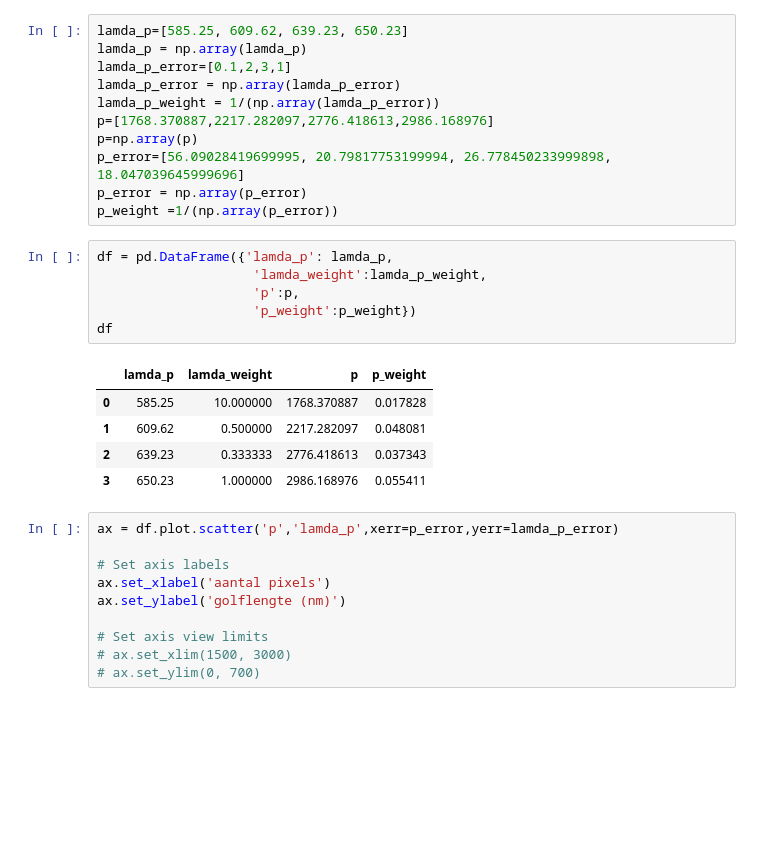
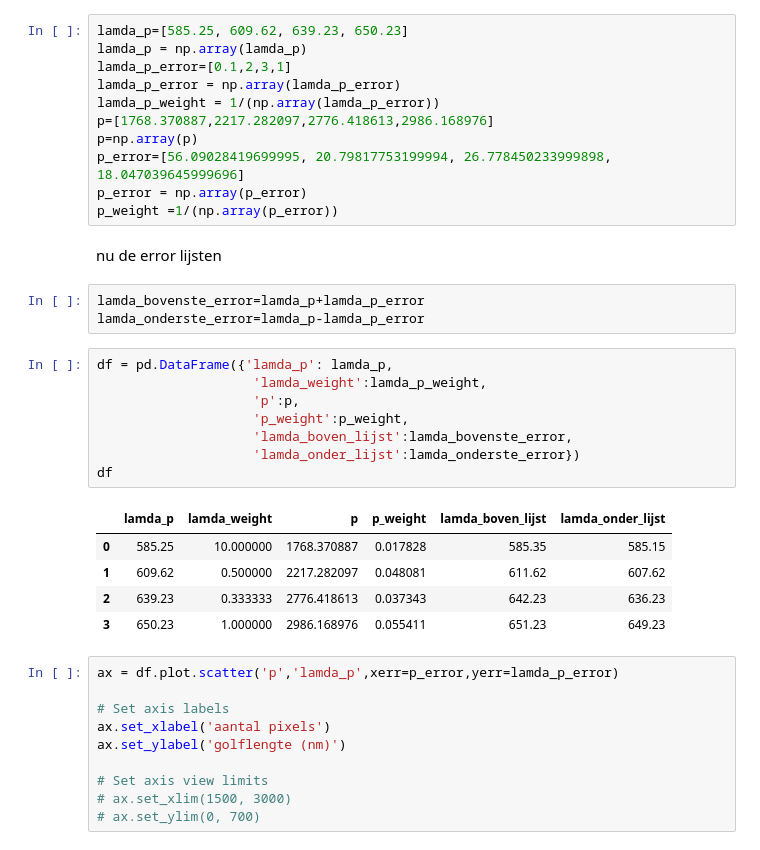
Before and after one commit to Emilszeg/Ion-traps-Project, a Jupyter notebook: Introductie programma/calibration_formula.ipynb, the cells around one changed output. Drawn from its saved outputs; the diff is of its cells as text; blank space fills up the shorter version.

```diff
--- a/Introductie programma/calibration_formula.ipynb
+++ b/Introductie programma/calibration_formula.ipynb
@@ -19,18 +19,25 @@ p=np.array(p)
 p_error=[56.09028419699995, 20.79817753199994, 26.778450233999898, 18.047039645999696]
 p_error = np.array(p_error)
 p_weight =1/(np.array(p_error))
+# %% [markdown]
+nu de error lijsten
+# %%
+lamda_bovenste_error=lamda_p+lamda_p_error
+lamda_onderste_error=lamda_p-lamda_p_error
 # %%
 df = pd.DataFrame({'lamda_p': lamda_p,
                     'lamda_weight':lamda_p_weight,
                     'p':p,
-                    'p_weight':p_weight})
+                    'p_weight':p_weight,
+                    'lamda_boven_lijst':lamda_bovenste_error,
+                    'lamda_onder_lijst':lamda_onderste_error})
 df
 # %% [output]
-|  | lamda_p | lamda_weight | p | p_weight |
-| 0 | 585.25 | 10.000000 | 1768.370887 | 0.017828 |
-| 1 | 609.62 | 0.500000 | 2217.282097 | 0.048081 |
-| 2 | 639.23 | 0.333333 | 2776.418613 | 0.037343 |
-| 3 | 650.23 | 1.000000 | 2986.168976 | 0.055411 |
+|  | lamda_p | lamda_weight | p | p_weight | lamda_boven_lijst | lamda_onder_lijst |
+| 0 | 585.25 | 10.000000 | 1768.370887 | 0.017828 | 585.35 | 585.15 |
+| 1 | 609.62 | 0.500000 | 2217.282097 | 0.048081 | 611.62 | 607.62 |
+| 2 | 639.23 | 0.333333 | 2776.418613 | 0.037343 | 642.23 | 636.23 |
+| 3 | 650.23 | 1.000000 | 2986.168976 | 0.055411 | 651.23 | 649.23 |
 # %%
 ax = df.plot.scatter('p','lamda_p',xerr=p_error,yerr=lamda_p_error)
 
```
Also changed, not shown: parts of 9 cells of this notebook.
